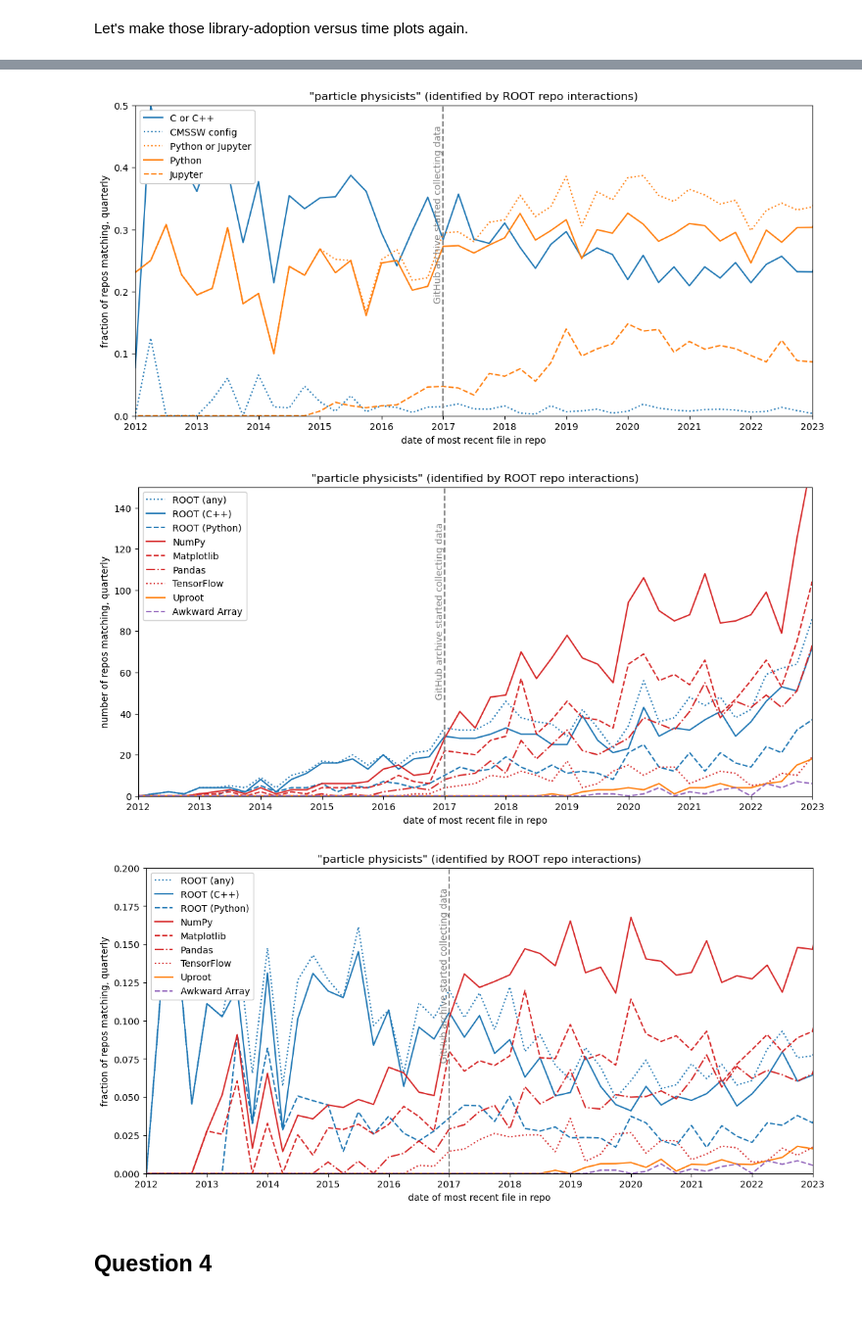
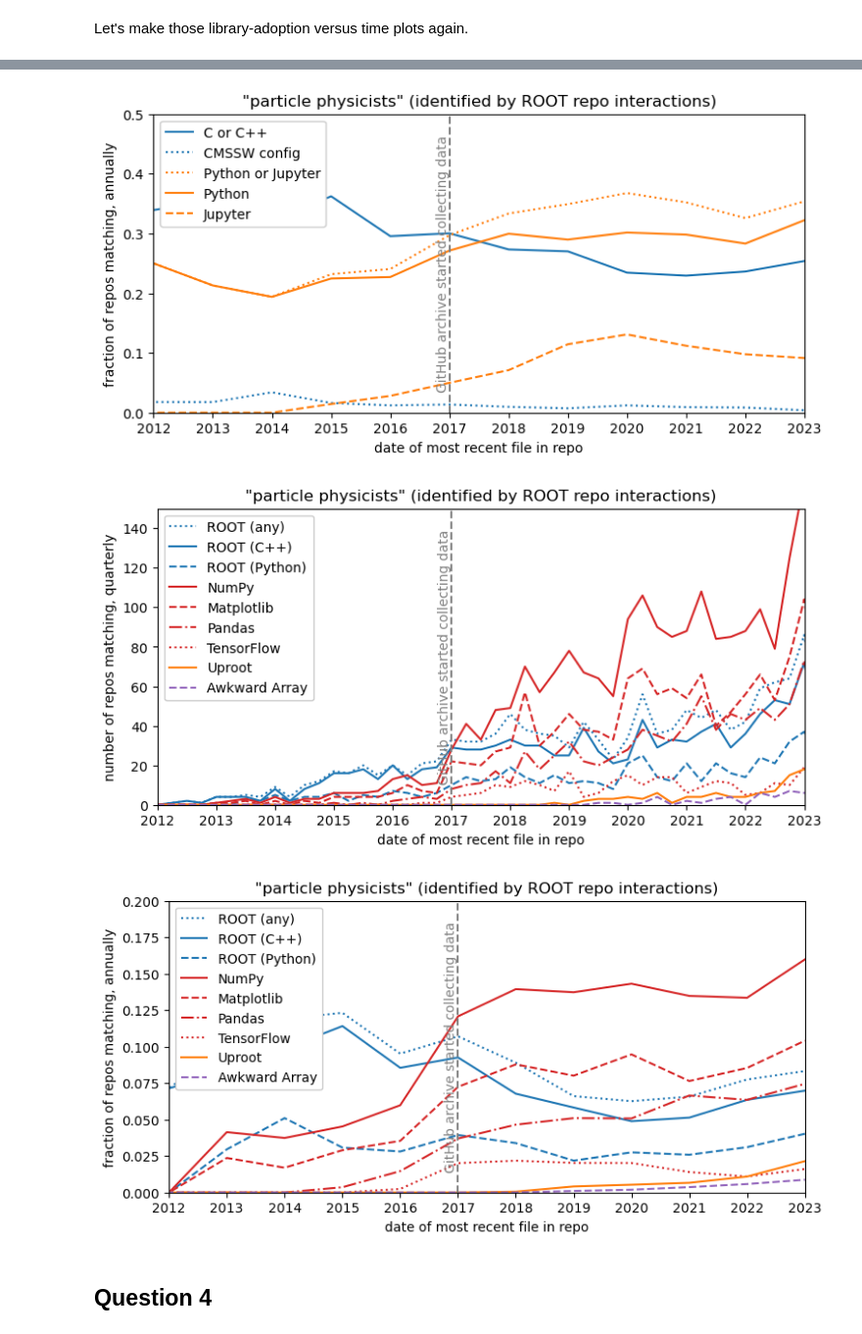
Before and after one commit to jpivarski-talks/2023-05-09-chep23-analysis-of-physicists, a Jupyter notebook: analysis/analysis-1.ipynb, the cells around one changed output, grey strips where cells are left out. Shown at 98% size. Drawn from its saved outputs; the diff is of its cells as text; code cells hidden in the pictures.

Commit message:
Cleaned up the plots.

```diff
--- a/analysis/analysis-1.ipynb
+++ b/analysis/analysis-1.ipynb
@@ -788,9 +788,9 @@ fig.savefig("github-language-rootseed.pdf");
 # %%
-fig, ax = plt.subplots(1, 1, figsize=(13, 6))
+fig, ax = plt.subplots(1, 1, figsize=(8.666, 4))
 
 c = plt.rcParams["axes.prop_cycle"].by_key()["color"]
 
-df2 = df[["C or C++", "CMSSW config", "Python or Jupyter", "Python", "Jupyter", "Total"]].resample("Q", origin=pd.to_datetime("2013-01-01")).sum()
+df2 = df[["C or C++", "CMSSW config", "Python or Jupyter", "Python", "Jupyter", "Total"]].resample("Y", origin=pd.to_datetime("2013-01-01")).sum()
 df2.div(df2["Total"], axis=0)[["C or C++", "CMSSW config", "Python or Jupyter", "Python", "Jupyter"]].plot(
     ax=ax,
     style=["-", ":", ":", "-", "--"],
@@ -798,23 +798,23 @@ df2.div(df2["Total"], axis=0)[["C or C++", "CMSSW config", "Python or Jupyter",
 );
 
 ax.axvline(x=pd.to_datetime("2017-01-01"), ls="--", c="gray")
-ax.text(pd.to_datetime("2017-01-01"), 0.65, "GitHub archive started collecting data",
+ax.text(pd.to_datetime("2017-01-01"), 0.5, "GitHub archive started collecting data",
         transform=ax.get_xaxis_transform(), rotation=90, ha="right", va="center", c="gray")
 
 ax.set_ylim(0, 0.5);
 ax.set_xlim(pd.to_datetime("2012-03-01"), pd.to_datetime("2023-03-01"));
 ax.set_xticks([pd.to_datetime(f"{x}-01-01") for x in range(2012, 2023+1)], [str(x) for x in range(2012, 2023+1)]);
 ax.set_xlabel("date of most recent file in repo");
-ax.set_ylabel("fraction of repos matching, quarterly");
+ax.set_ylabel("fraction of repos matching, annually");
 ax.set_title("\"particle physicists\" (identified by ROOT repo interactions)");
 ax.legend(loc="upper left", facecolor="white", framealpha=1);
 
 fig.savefig("github-language-rootseed-fraction.svg");
 fig.savefig("github-language-rootseed-fraction.pdf");
 # %% [output]
-[figure, old version]
+[figure, new version]
 # %%
-fig, ax = plt.subplots(1, 1, figsize=(13, 6))
+fig, ax = plt.subplots(1, 1, figsize=(8.666, 4))
 
 c = plt.rcParams["axes.prop_cycle"].by_key()["color"]
 
@@ -825,7 +825,7 @@ df[["ROOT (any)", "ROOT (C++)", "ROOT (Python)", "NumPy", "Matplotlib", "Pandas"
 );
 
 ax.axvline(x=pd.to_datetime("2017-01-01"), ls="--", c="gray")
-ax.text(pd.to_datetime("2017-01-01"), 0.6, "GitHub archive started collecting data",
+ax.text(pd.to_datetime("2017-01-01"), 0.5, "GitHub archive started collecting data",
         transform=ax.get_xaxis_transform(), rotation=90, ha="right", va="center", c="gray")
 
 ax.set_ylim(0, 150);
@@ -839,35 +839,35 @@ ax.legend(loc="upper left", facecolor="white", framealpha=1);
 fig.savefig("github-package-rootseed.svg");
 fig.savefig("github-package-rootseed.pdf");
 # %% [output]
-[figure, old version]
+[figure, new version]
 # %%
-fig, ax = plt.subplots(1, 1, figsize=(13, 6))
+fig, ax = plt.subplots(1, 1, figsize=(8.666, 4))
 
 c = plt.rcParams["axes.prop_cycle"].by_key()["color"]
 
-df2 = df[["ROOT (any)", "ROOT (C++)", "ROOT (Python)", "NumPy", "Matplotlib", "Pandas", "TensorFlow", "Uproot", "Awkward Array", "Total"]].resample("Q", origin=pd.to_datetime("2013-01-01")).sum()
+df2 = df[["ROOT (any)", "ROOT (C++)", "ROOT (Python)", "NumPy", "Matplotlib", "Pandas", "TensorFlow", "Uproot", "Awkward Array", "Total"]].resample("Y", origin=pd.to_datetime("2013-01-01")).sum()
 df2.div(df2["Total"], axis=0)[["ROOT (any)", "ROOT (C++)", "ROOT (Python)", "NumPy", "Matplotlib", "Pandas", "TensorFlow", "Uproot", "Awkward Array"]].plot(
     ax=ax,
     style=[":", "-", "--", "-", "--", "-.", ":", "-", "--"],
     color=[c[0], c[0], c[0], c[3], c[3], c[3], c[3], c[1], c[4]],
 );
 
 ax.axvline(x=pd.to_datetime("2017-01-01"), ls="--", c="gray")
-ax.text(pd.to_datetime("2017-01-01"), 0.65, "GitHub archive started collecting data",
+ax.text(pd.to_datetime("2017-01-01"), 0.5, "GitHub archive started collecting data",
         transform=ax.get_xaxis_transform(), rotation=90, ha="right", va="center", c="gray")
 
 ax.set_ylim(0, 0.2);
 ax.set_xlim(pd.to_datetime("2012-03-01"), pd.to_datetime("2023-03-01"));
 ax.set_xticks([pd.to_datetime(f"{x}-01-01") for x in range(2012, 2023+1)], [str(x) for x in range(2012, 2023+1)]);
-ax.set_ylabel("fraction of repos matching, quarterly");
+ax.set_ylabel("fraction of repos matching, annually");
 ax.set_xlabel("date of most recent file in repo");
 ax.set_title("\"particle physicists\" (identified by ROOT repo interactions)");
 ax.legend(loc="upper left", facecolor="white", framealpha=1);
 
 fig.savefig("github-package-rootseed-fraction.svg");
 fig.savefig("github-package-rootseed-fraction.pdf");
 # %% [output]
-[figure, old version]
+[figure, new version]
 # %% [markdown]
 ## Question 4
 # %% [markdown]
```
Also changed, not shown: parts of 14 cells of this notebook, 25 other files.
